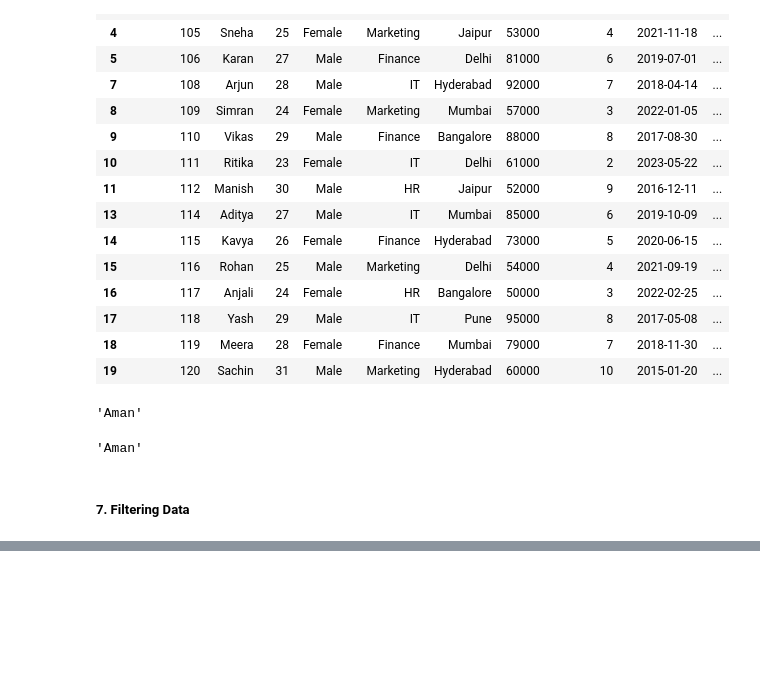
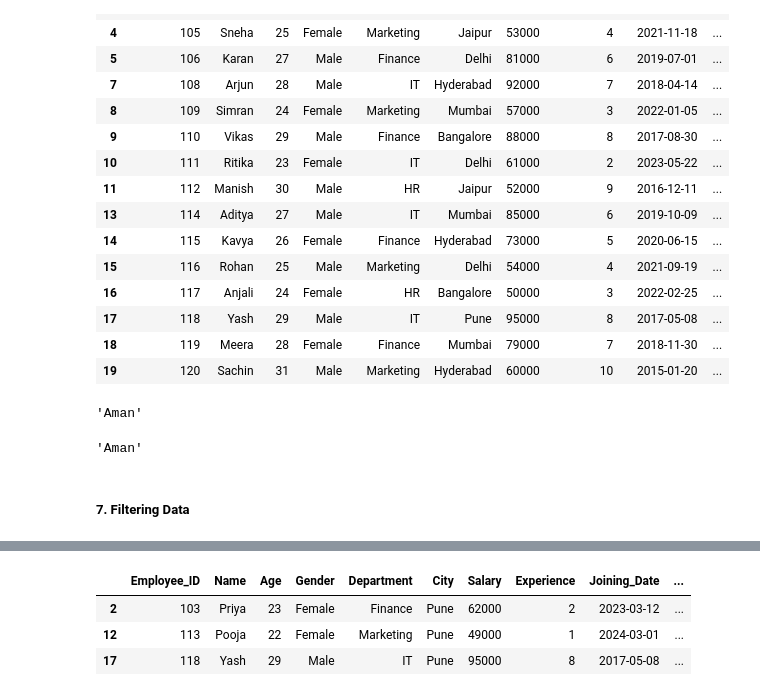
Before and after one commit to Divansh06/Ml_With_Python., a Jupyter notebook: pandas_2.ipynb, the cells around one changed output, grey strips where cells are left out. Cells and saved outputs as stored; diff of their text form; code cells hidden in the pictures; blank space fills up the shorter version.

```diff
--- a/pandas_2.ipynb
+++ b/pandas_2.ipynb
@@ -116,0 +140,9 @@ df.iloc[1, 1]
+# %%
+# Multiple Conditions
+
+df[(df["Age"] > 21) & (df["City"] == "Pune")]
+# %% [output]
+|  | Employee_ID | Name | Age | Gender | Department | City | Salary | Experience | Joining_Date | ... |
+| 2 | 103 | Priya | 23 | Female | Finance | Pune | 62000 | 2 | 2023-03-12 | ... |
+| 12 | 113 | Pooja | 22 | Female | Marketing | Pune | 49000 | 1 | 2024-03-01 | ... |
+| 17 | 118 | Yash | 29 | Male | IT | Pune | 95000 | 8 | 2017-05-08 | ... |
```
Also changed, not shown: parts of 1 cell of this notebook.
